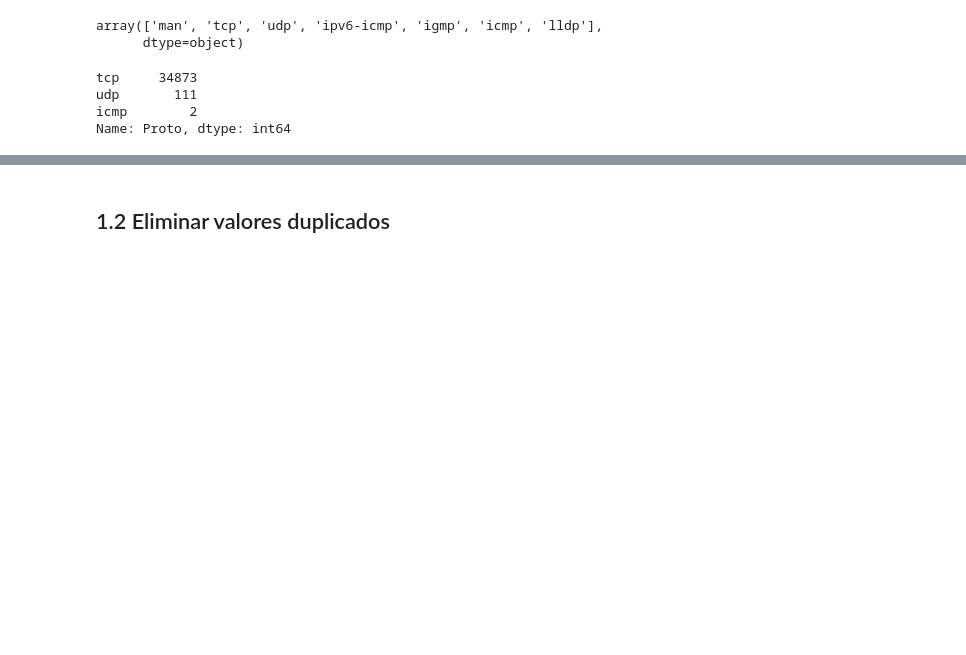
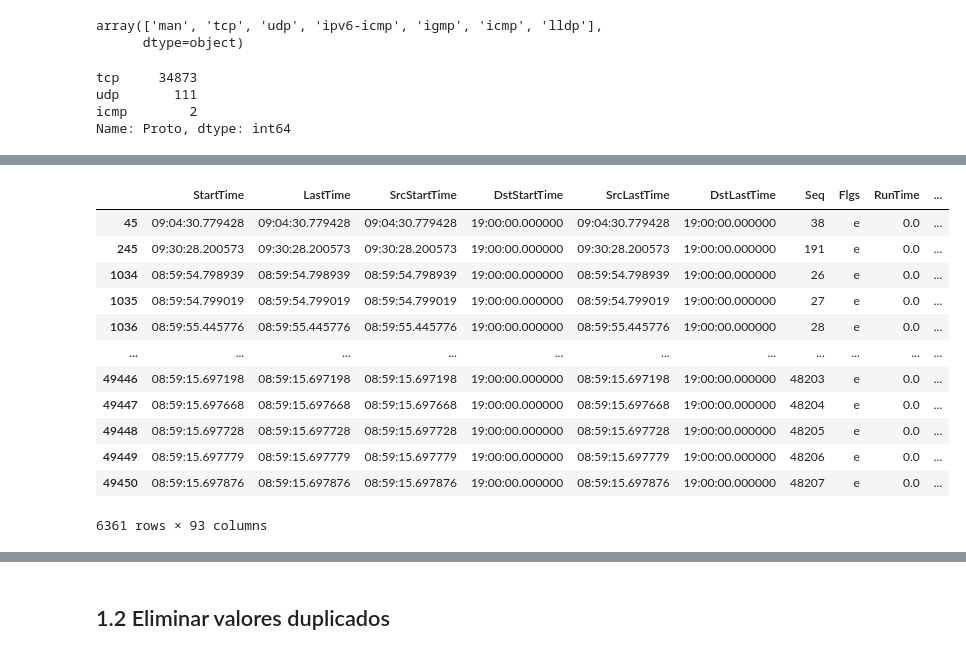
Before and after one commit to soyMA05/Clasiffication_TrafficSDN2, a Jupyter notebook: Fase2/preprocesamiento_limpieza.ipynb, the cells around one changed output, grey strips where cells are left out. Cells and saved outputs as stored; diff of their text form; code cells hidden in the pictures; blank space fills up the shorter version.

```diff
--- a/Fase2/preprocesamiento_limpieza.ipynb
+++ b/Fase2/preprocesamiento_limpieza.ipynb
@@ -140,0 +150,16 @@ Name: Proto, dtype: int64
+# %%
+df_probe[(df_probe.RunTime==0.0) | (df_probe.Dur==0.0)]
+# %% [output]
+|  | StartTime | LastTime | SrcStartTime | DstStartTime | SrcLastTime | DstLastTime | Seq | Flgs | RunTime | ... |
+| 45 | 09:04:30.779428 | 09:04:30.779428 | 09:04:30.779428 | 19:00:00.000000 | 09:04:30.779428 | 19:00:00.000000 | 38 | e | 0.0 | ... |
+| 245 | 09:30:28.200573 | 09:30:28.200573 | 09:30:28.200573 | 19:00:00.000000 | 09:30:28.200573 | 19:00:00.000000 | 191 | e | 0.0 | ... |
+| 1034 | 08:59:54.798939 | 08:59:54.798939 | 08:59:54.798939 | 19:00:00.000000 | 08:59:54.798939 | 19:00:00.000000 | 26 | e | 0.0 | ... |
+| 1035 | 08:59:54.799019 | 08:59:54.799019 | 08:59:54.799019 | 19:00:00.000000 | 08:59:54.799019 | 19:00:00.000000 | 27 | e | 0.0 | ... |
+| 1036 | 08:59:55.445776 | 08:59:55.445776 | 08:59:55.445776 | 19:00:00.000000 | 08:59:55.445776 | 19:00:00.000000 | 28 | e | 0.0 | ... |
+| ... | ... | ... | ... | ... | ... | ... | ... | ... | ... | ... |
+| 49446 | 08:59:15.697198 | 08:59:15.697198 | 08:59:15.697198 | 19:00:00.000000 | 08:59:15.697198 | 19:00:00.000000 | 48203 | e | 0.0 | ... |
+| 49447 | 08:59:15.697668 | 08:59:15.697668 | 08:59:15.697668 | 19:00:00.000000 | 08:59:15.697668 | 19:00:00.000000 | 48204 | e | 0.0 | ... |
+| 49448 | 08:59:15.697728 | 08:59:15.697728 | 08:59:15.697728 | 19:00:00.000000 | 08:59:15.697728 | 19:00:00.000000 | 48205 | e | 0.0 | ... |
+| 49449 | 08:59:15.697779 | 08:59:15.697779 | 08:59:15.697779 | 19:00:00.000000 | 08:59:15.697779 | 19:00:00.000000 | 48206 | e | 0.0 | ... |
+| 49450 | 08:59:15.697876 | 08:59:15.697876 | 08:59:15.697876 | 19:00:00.000000 | 08:59:15.697876 | 19:00:00.000000 | 48207 | e | 0.0 | ... |
+6361 rows × 93 columns
```
Also changed, not shown: parts of 24 cells of this notebook.
